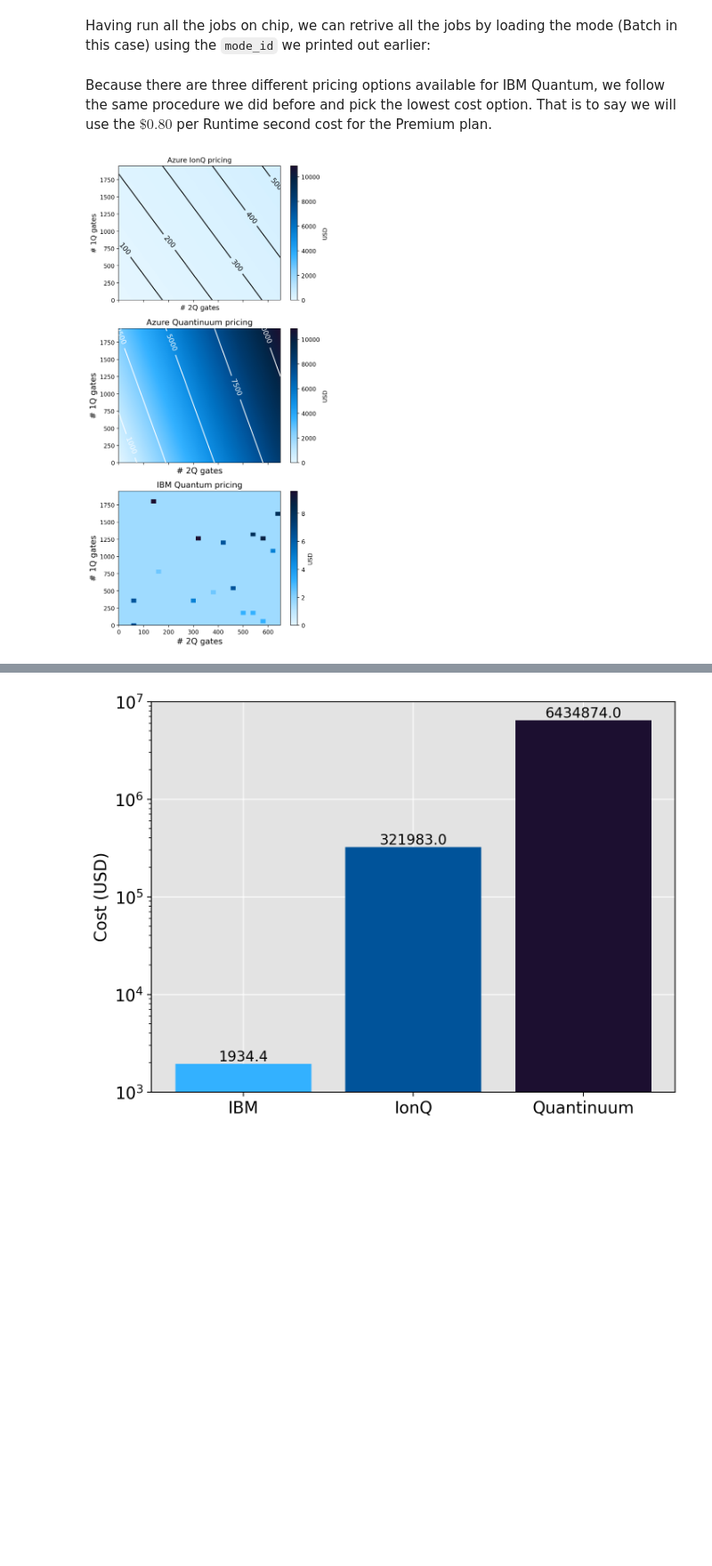
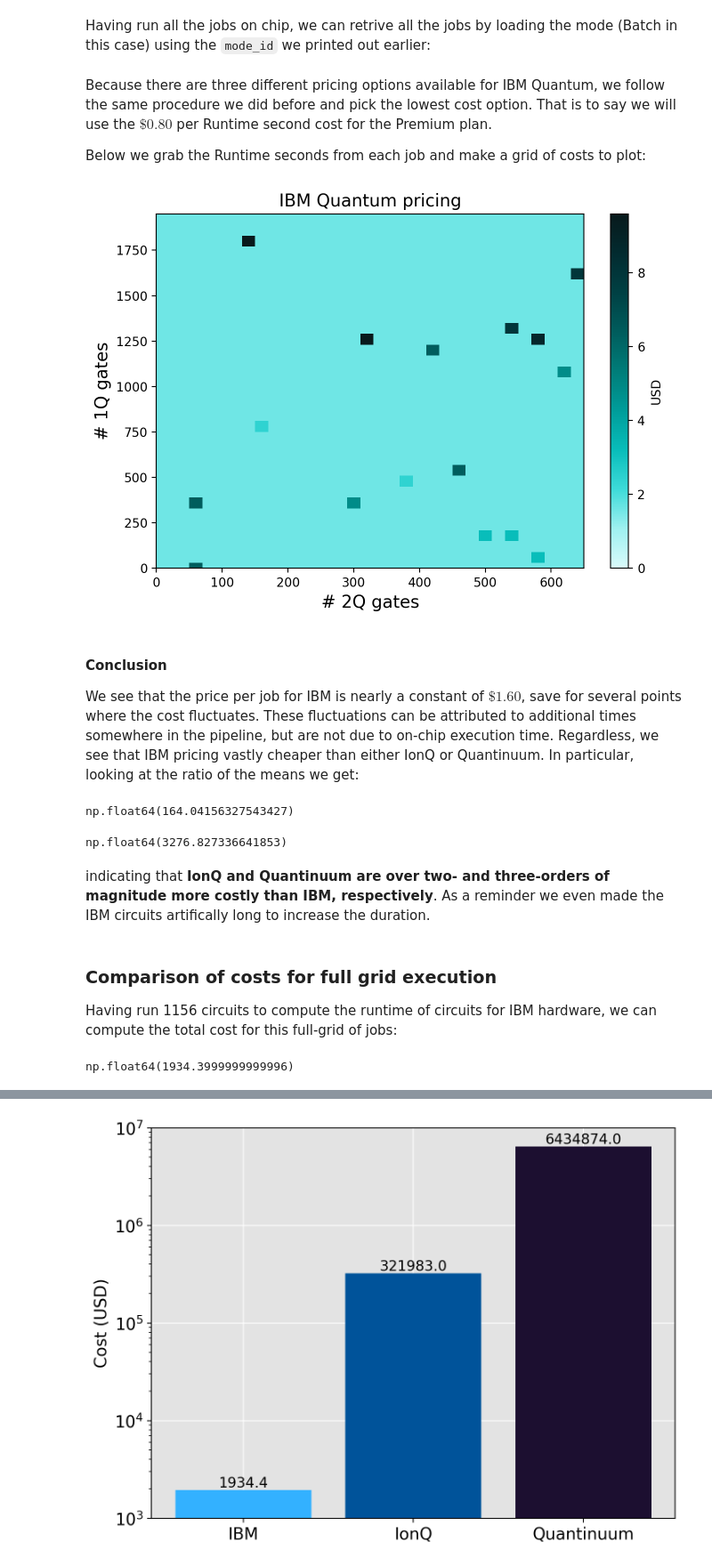
Before and after one commit to nonhermitian/personal_site, a Jupyter notebook: posts/2025/2025-05-25-pricing-comparison.ipynb, the cells around one changed output, grey strips where cells are left out. Shown: that part at 89% size. Drawn from its saved outputs; the diff is of its cells as text; code cells hidden in the pictures; blank space fills up the shorter version.

```diff
--- a/posts/2025/2025-05-25-pricing-comparison.ipynb
+++ b/posts/2025/2025-05-25-pricing-comparison.ipynb
@@ -208,6 +200,8 @@ Having run all the jobs on chip, we can retrive all the jobs by loading the mode
 mode = provider.mode_from_id('d0f29p6fbx30008vt4kg')
 # %% [markdown]
 Because there are three different pricing options available for IBM Quantum, we follow the same procedure we did before and pick the lowest cost option.  That is to say we will use the $\$0.80$ per Runtime second cost for the Premium plan.
+
+Below we grab the Runtime seconds from each job and make a grid of costs to plot:
 # %%
 Z_ibm = np.zeros_like(X_steps, dtype=float)
 counter = 0
@@ -217,38 +211,48 @@ for ii in range(X_steps.shape[0]):
         runtime = mode.jobs[counter].metrics()['usage']['seconds']
         Z_ibm[ii][jj] = prefactor * runtime
         counter += 1
+# %%
+# Another custom colormap
+cmap2 = matplotlib.colors.LinearSegmentedColormap.from_list("", ["#d9fbfb", "#9ef0f0", "#3ddbd9", "#08bdba",
+                                                                "#009d9a", "#007d79", "#005d5d", "#004144",
+                                                                "#022b30","#081a1c"])
 # %%
-fig, axes = plt.subplots(3,1, figsize=(6,12), sharex=True)
+fig, ax = plt.subplots(figsize=(7,5))
 
+ax.set_title('Azure Quantinuum pricing',fontsize=14);
 
-res = axes[0].pcolormesh(X, Y, Z, cmap=cmap, vmin=0, vmax=Z2.max())
-cont = axes[0].contour(X, Y, Z, levels=[100, 200, 300, 400, 500], zorder=3, colors='k')
-plt.colorbar(res, label='USD');
-axes[0].clabel(cont, cont.levels, fmt=fmt, fontsize=12)
-axes[0].set_xlabel("# 2Q gates", fontsize=12)
-axes[0].set_ylabel("# 1Q gates", fontsize=12)
-axes[0].set_title('Azure IonQ pricing',fontsize=12)
-
-
-res2 = axes[1].pcolormesh(X, Y, Z2, cmap=cmap, vmin=0, vmax=Z2.max())
-cont2 = axes[1].contour(X, Y, Z2, levels=[1000, 2500, 5000, 7500, 10000], zorder=3, colors='w')
-plt.colorbar(res2, label='USD');
-axes[1].clabel(cont2, cont2.levels, fmt=fmt, fontsize=12);
-axes[1].set_xlabel("# 2Q gates", fontsize=14)
-axes[1].set_ylabel("# 1Q gates", fontsize=14)
-axes[1].set_title('Azure Quantinuum pricing',fontsize=14);
-
-res3 = axes[2].pcolormesh(X_steps, Y_steps, Z_steps, cmap=cmap, vmin=0, vmax=Z_steps.max())
-#cont3 = axes[1,0].contour(X_steps, Y_steps, Z_steps, levels=[1.8], zorder=3, colors='w')
+res3 = ax.pcolormesh(X_steps, Y_steps, Z_ibm, cmap=cmap2, vmin=0, vmax=Z_ibm.max())
 plt.colorbar(res3, label='USD');
 #axes[1,0].clabel(cont3, cont3.levels, fmt=fmt, fontsize=10);
-axes[2].set_xlim([0, 650])
-axes[2].set_ylim([0, 1950])
-axes[2].set_xlabel("# 2Q gates", fontsize=14)
-axes[2].set_ylabel("# 1Q gates", fontsize=14)
-axes[2].set_title('IBM Quantum pricing',fontsize=14);
-
+ax.set_xlim([0, 650])
+ax.set_ylim([0, 1950])
+ax.set_xlabel("# 2Q gates", fontsize=14)
+ax.set_ylabel("# 1Q gates", fontsize=14)
+ax.set_title('IBM Quantum pricing',fontsize=14);
 
 fig.tight_layout();
 # %% [output]
-[figure, old version]
+[figure, new version]
+# %% [markdown]
+#### Conclusion
+
+We see that the price per job for IBM is nearly a constant of $\$1.60$, save for several points where the cost fluctuates.  These fluctuations can be attributed to additional times somewhere in the pipeline, but are not due to on-chip execution time.  Regardless, we see that IBM pricing vastly cheaper than either IonQ or Quantinuum.  In particular, looking at the ratio of the means we get:
+# %%
+np.mean(Z_ionq)/np.mean(Z_ibm)
+# %% [output]
+np.float64(164.04156327543427)
+# %%
+np.mean(Z_quantinuum)/np.mean(Z_ibm)
+# %% [output]
+np.float64(3276.827336641853)
+# %% [markdown]
+indicating that **IonQ and Quantinuum are over two- and three-orders of magnitude more costly than IBM, respectively**.  As a reminder we even made the IBM circuits artifically long to increase the duration.
+# %% [markdown]
+### Comparison of costs for full grid execution
+
+Having run 1156 circuits to compute the runtime of circuits for IBM hardware, we can compute the total cost for this full-grid of jobs:
+# %%
+total_ibm = np.sum(Z_ibm)
+total_ibm
+# %% [output]
+np.float64(1934.3999999999996)
```
Also changed, not shown: parts of 13 cells of this notebook.
